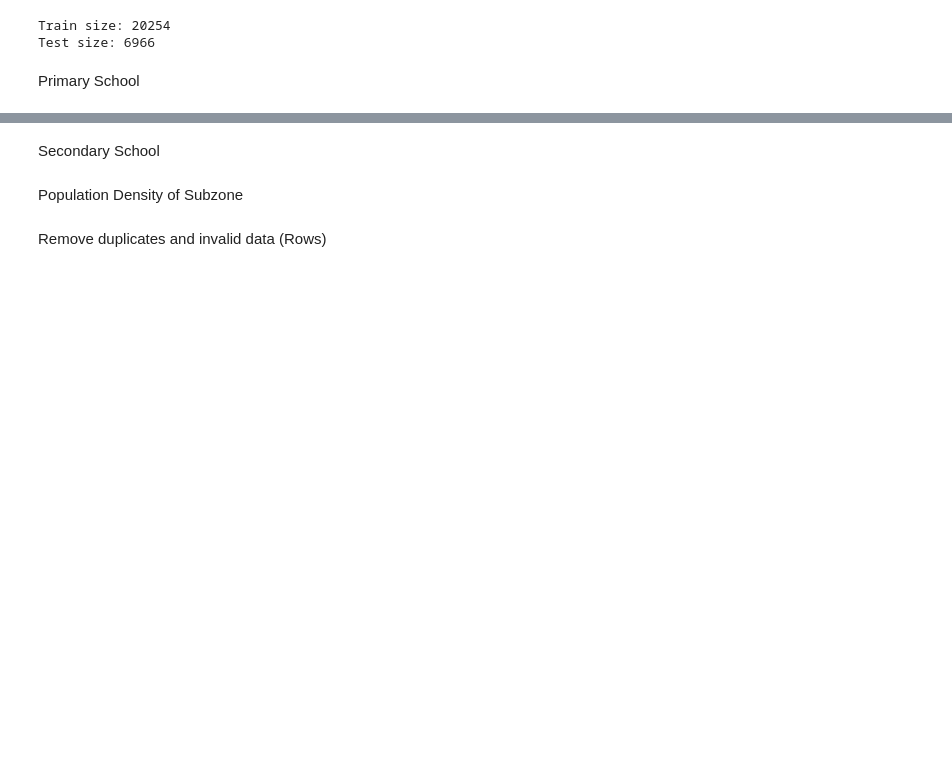
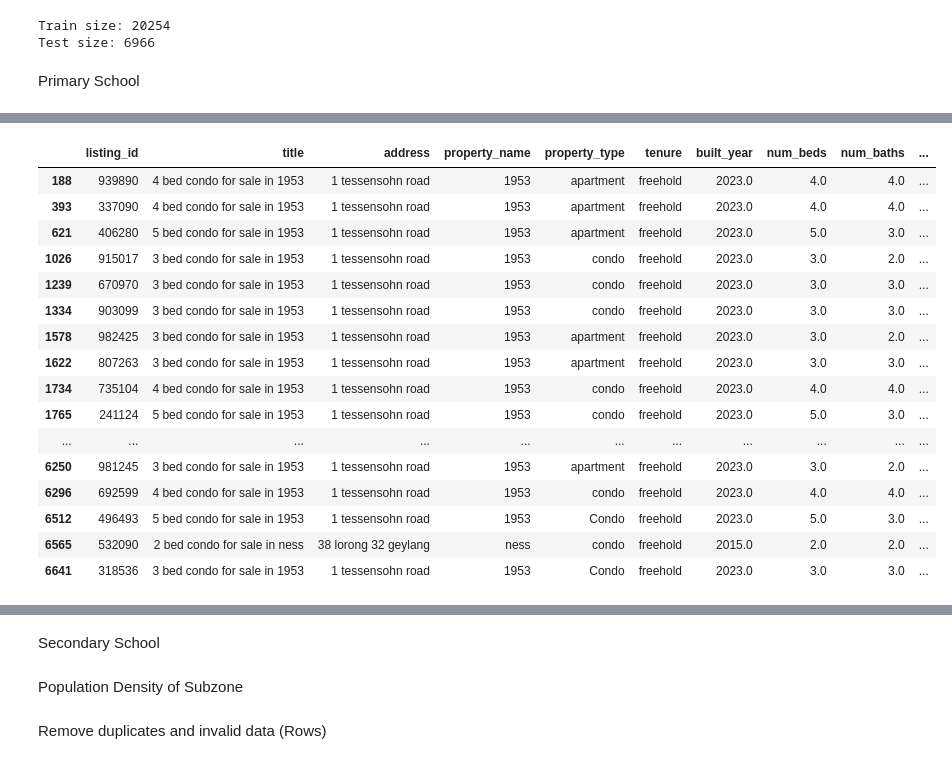
Before and after one commit to nish-d/ParanormalDistribution, a Jupyter notebook: notebooks/data_cleaning_consolidated.ipynb, the cells around one changed output, grey strips where cells are left out. Drawn from its saved outputs; the diff is of its cells as text; code cells hidden in the pictures; blank space fills up the shorter version.

```diff
--- a/notebooks/data_cleaning_consolidated.ipynb
+++ b/notebooks/data_cleaning_consolidated.ipynb
@@ -16,0 +68,25 @@ Primary School
+# %%
+#quick search of data online
+df_test.loc[df_test["title"].str.contains("copen grand"), 'built_year']=2027
+df_test.loc[df_test["title"].str.contains("jurong park"), 'built_year']=1971
+df_test.loc[df_test["title"].str.contains("ponggol park"), 'built_year']=2011
+# %%
+df_test[pd.isnull(df_test['subzone'])]
+# %% [output]
+|  | listing_id | title | address | property_name | property_type | tenure | built_year | num_beds | num_baths | ... |
+| 188 | 939890 | 4 bed condo for sale in 1953 | 1 tessensohn road | 1953 | apartment | freehold | 2023.0 | 4.0 | 4.0 | ... |
+| 393 | 337090 | 4 bed condo for sale in 1953 | 1 tessensohn road | 1953 | apartment | freehold | 2023.0 | 4.0 | 4.0 | ... |
+| 621 | 406280 | 5 bed condo for sale in 1953 | 1 tessensohn road | 1953 | apartment | freehold | 2023.0 | 5.0 | 3.0 | ... |
+| 1026 | 915017 | 3 bed condo for sale in 1953 | 1 tessensohn road | 1953 | condo | freehold | 2023.0 | 3.0 | 2.0 | ... |
+| 1239 | 670970 | 3 bed condo for sale in 1953 | 1 tessensohn road | 1953 | condo | freehold | 2023.0 | 3.0 | 3.0 | ... |
+| 1334 | 903099 | 3 bed condo for sale in 1953 | 1 tessensohn road | 1953 | condo | freehold | 2023.0 | 3.0 | 3.0 | ... |
+| 1578 | 982425 | 3 bed condo for sale in 1953 | 1 tessensohn road | 1953 | apartment | freehold | 2023.0 | 3.0 | 2.0 | ... |
+| 1622 | 807263 | 3 bed condo for sale in 1953 | 1 tessensohn road | 1953 | apartment | freehold | 2023.0 | 3.0 | 3.0 | ... |
+| 1734 | 735104 | 4 bed condo for sale in 1953 | 1 tessensohn road | 1953 | condo | freehold | 2023.0 | 4.0 | 4.0 | ... |
+| 1765 | 241124 | 5 bed condo for sale in 1953 | 1 tessensohn road | 1953 | condo | freehold | 2023.0 | 5.0 | 3.0 | ... |
+| ... | ... | ... | ... | ... | ... | ... | ... | ... | ... | ... |
+| 6250 | 981245 | 3 bed condo for sale in 1953 | 1 tessensohn road | 1953 | apartment | freehold | 2023.0 | 3.0 | 2.0 | ... |
+| 6296 | 692599 | 4 bed condo for sale in 1953 | 1 tessensohn road | 1953 | condo | freehold | 2023.0 | 4.0 | 4.0 | ... |
+| 6512 | 496493 | 5 bed condo for sale in 1953 | 1 tessensohn road | 1953 | Condo | freehold | 2023.0 | 5.0 | 3.0 | ... |
+| 6565 | 532090 | 2 bed condo for sale in ness | 38 lorong 32 geylang | ness | condo | freehold | 2015.0 | 2.0 | 2.0 | ... |
+| 6641 | 318536 | 3 bed condo for sale in 1953 | 1 tessensohn road | 1953 | Condo | freehold | 2023.0 | 3.0 | 3.0 | ... |
```
Also changed, not shown: parts of 13 cells of this notebook, 5 other files.
